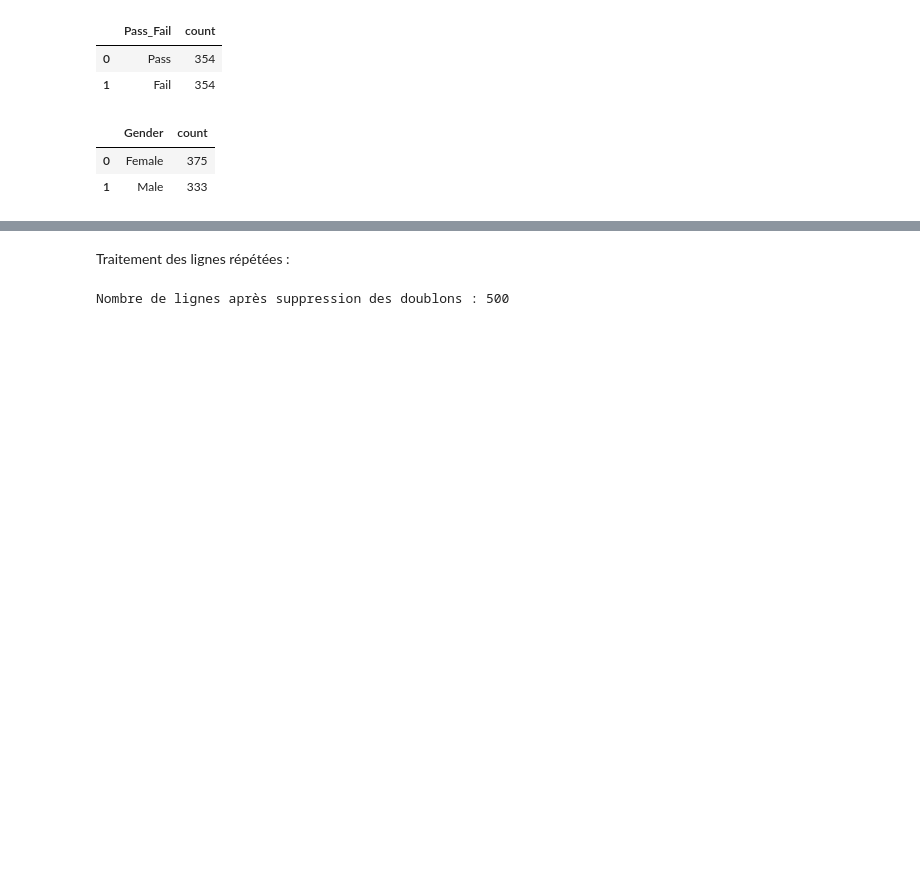
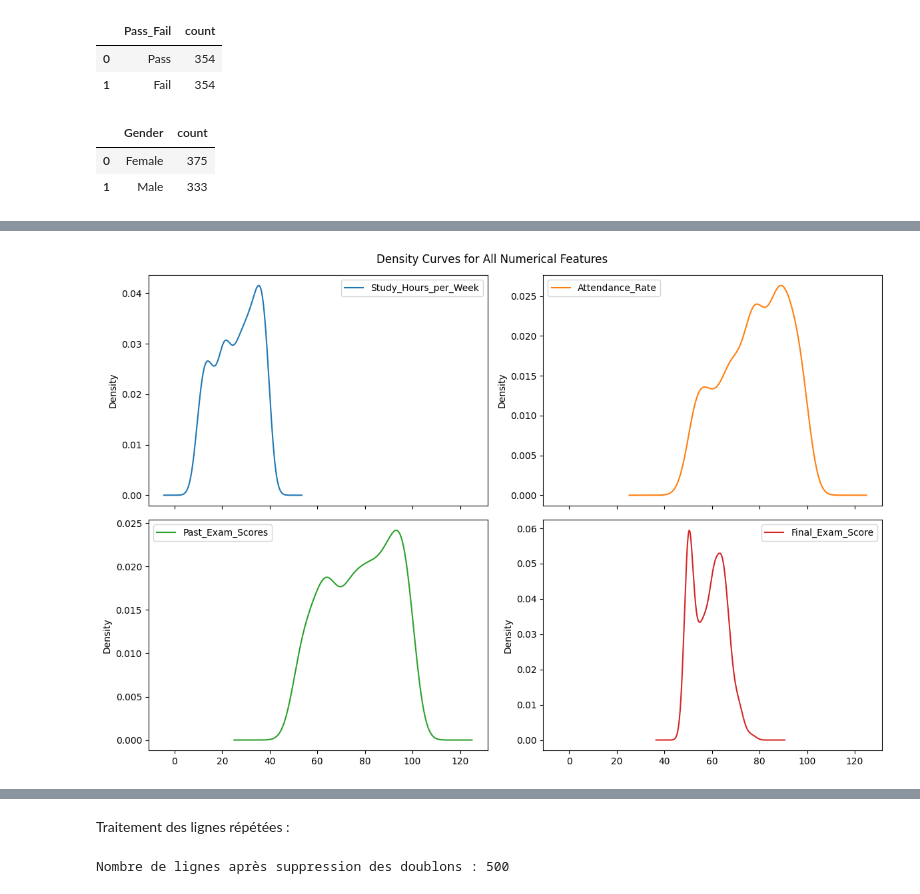
Before and after one commit to kevin-tchinda/student-success-monitoring, a Jupyter notebook: notebooks/student_success_monitoring.ipynb, the cells around one changed output, grey strips where cells are left out. Cells and saved outputs as stored; diff of their text form; code cells hidden in the pictures; blank space fills up the shorter version.

```diff
--- a/notebooks/student_success_monitoring.ipynb
+++ b/notebooks/student_success_monitoring.ipynb
@@ -164,0 +221,8 @@ students_df['Gender'].value_counts().reset_index()
+# %%
+# Affichons la courbe densité (Kernel density estimates) de nos données numériques
+students_df[numerical_col].plot(kind='density', subplots=True, figsize=(12, 8), layout=(2, 2))
+plt.suptitle('Density Curves for All Numerical Features')
+plt.tight_layout()
+plt.show()
+# %% [output]
+[figure, added]
```
Also changed, not shown: parts of 27 cells of this notebook, 1 other file.
